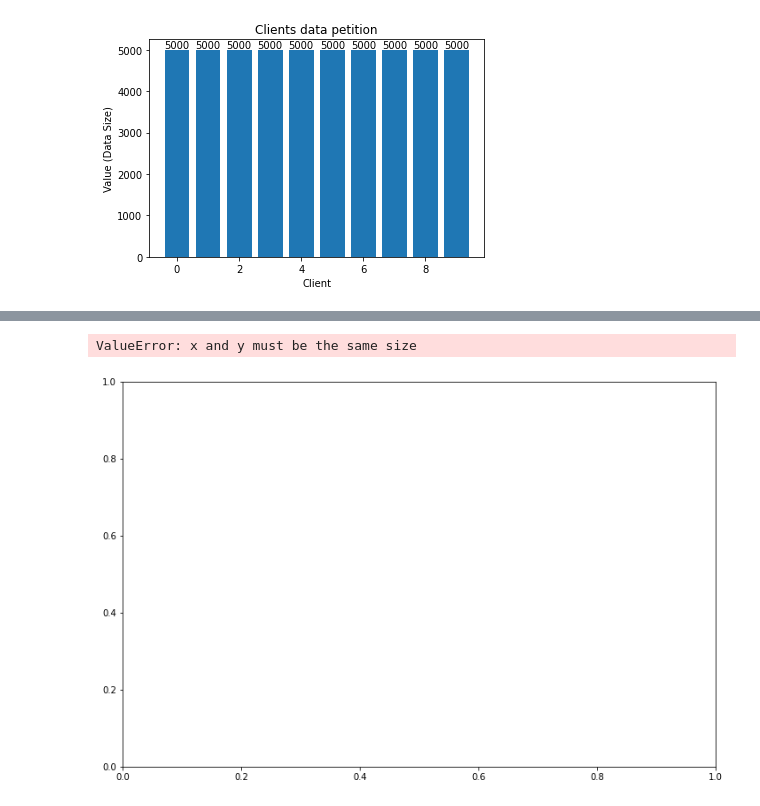
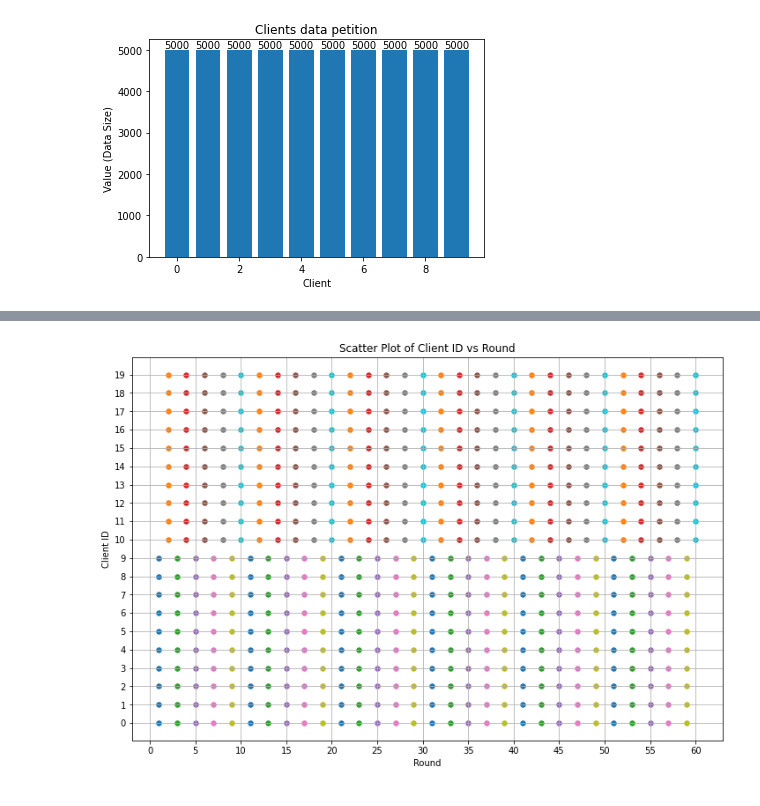
Before and after one commit to shou123/FLsim, a Jupyter notebook: results/plot.ipynb, the cells around one changed output, grey strips where cells are left out. Saved outputs shown, nothing was run; the diff lists cells and outputs as text; code cells hidden in the pictures.

Commit message:
update plot

```diff
--- a/results/plot.ipynb
+++ b/results/plot.ipynb
@@ -206,35 +206,37 @@ plt.show()
 # %%
-# Scatter Plot of Client ID vs Rounds
+# show the client selection distribution
 
-import ast
 import matplotlib.pyplot as plt
-import numpy as np
 
 # Read data from the file
 file_path = "/home/shiyue/FLsim/results/client_selection_log.txt"
 with open(file_path, 'r') as file:
     lines = file.readlines()
 
-# Parse the data using ast.literal_eval
-data = [ast.literal_eval(line.strip()) for line in lines]
+# Parse the data
+data = [list(map(int, line.strip()[1:-1].split(','))) for line in lines]
 
-# Extract x and y values for the scatter plot
-rounds = np.repeat(np.arange(1, len(data) + 1), len(data[0]))
-client_ids = np.array(data).flatten()
+# Create a scatter plot
+plt.figure(figsize=(12, 8))
 
-# Create a scatter plot with customizations
-plt.figure(figsize=(12, 8))  # Set the figure size
-plt.scatter(rounds, client_ids, marker='o', s=30, color='blue')  # Increase dot size and set color
-plt.xlabel('Rounds')
+for round_num, client_ids in enumerate(data):
+    plt.scatter([round_num + 1] * len(client_ids), client_ids, marker='o', s=30)
+
+plt.xlabel('Round')
 plt.ylabel('Client ID')
-plt.title('Scatter Plot of Client ID vs Rounds')
-plt.xticks(np.arange(0, len(data) + 1, 5), np.arange(0, len(data) + 1, 5))  # Set x-axis ticks starting from 0 with a step size of 5
-plt.yticks(np.arange(0, max(client_ids) + 1, 1))  # Set y-axis ticks without decimals
-plt.grid(False)  # Disable the grid
+plt.title('Scatter Plot of Client ID vs Round')
+
+# Set x-axis ticks starting from 0 with a step size of 5, including the maximum value
+max_round = len(data)
+plt.xticks(range(0, max_round + 1, 5), range(0, max_round + 1, 5))
+
+# Set y-axis ticks starting from 0 with a step size of 1
+plt.yticks(range(max(map(max, data)) + 1))
+
+plt.grid(True)
 plt.show()
 # %% [output]
-ValueError: x and y must be the same size
-[figure, old version]
+[figure, new version]
 # %%
 # clear all data under results folder
 files_to_clear = [
```
Also changed, not shown: parts of 5 cells of this notebook.
